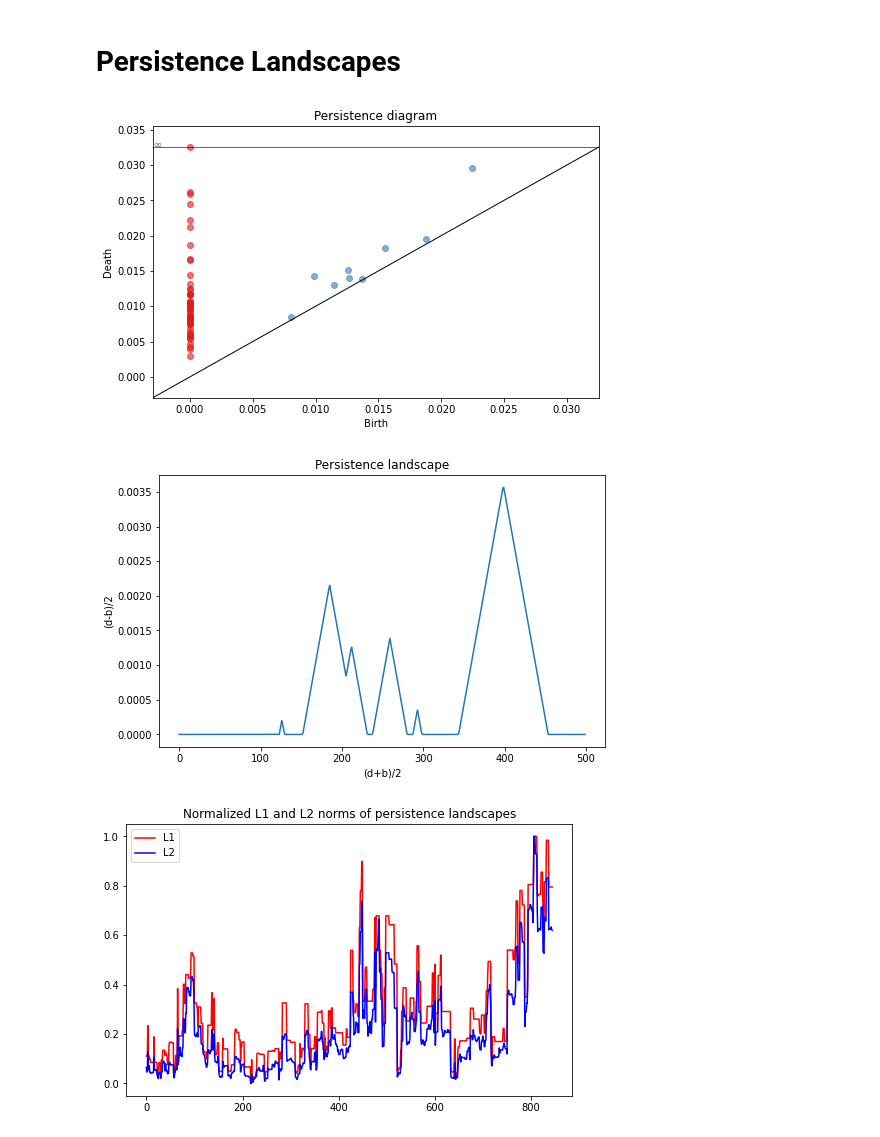
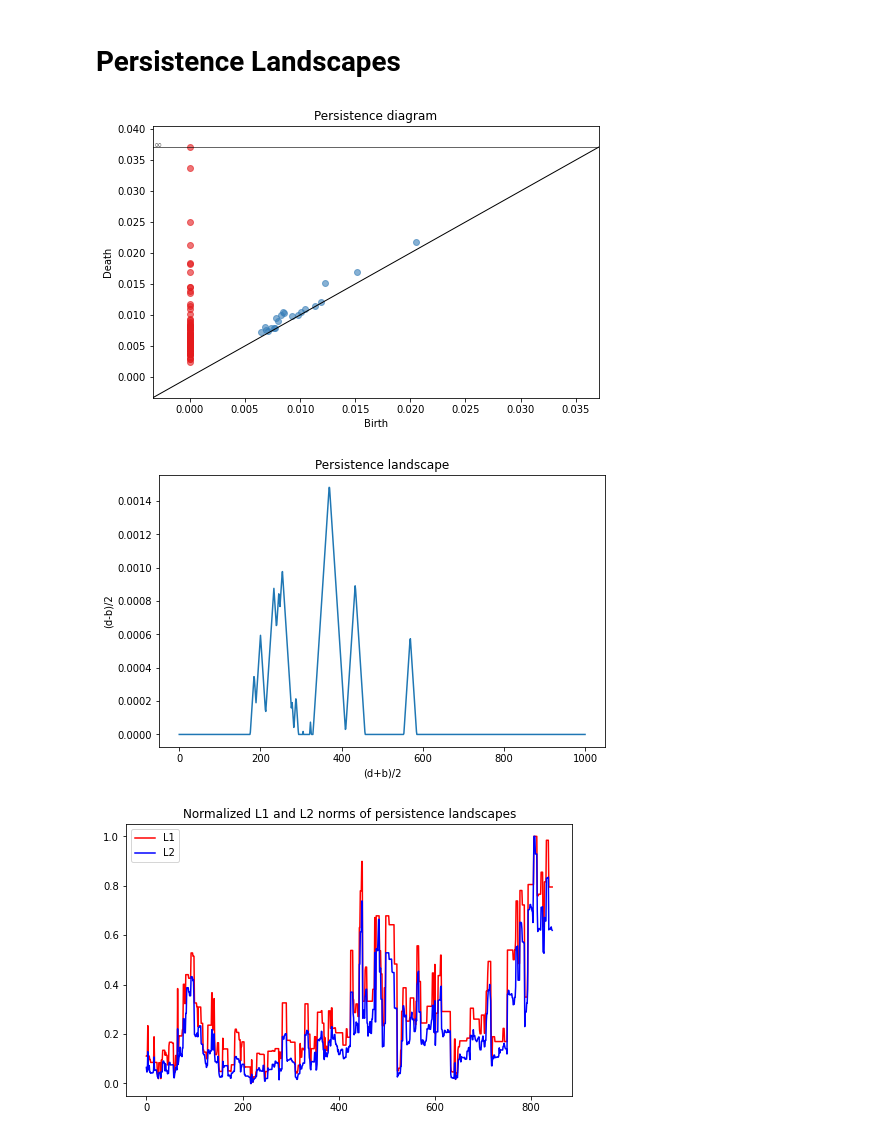
Before and after one commit to vinckama/GMDA-TDAForFinancial, a Jupyter notebook: GMDA-notebook.ipynb, the cells around one changed output. Drawn from its saved outputs; the diff is of its cells as text; code cells hidden in the pictures.

```diff
--- a/GMDA-notebook.ipynb
+++ b/GMDA-notebook.ipynb
@@ -144,10 +160,10 @@ def plot_rips_and_landscape(date, w):
     plt.ylabel('(d-b)/2')
     plt.show()
 # %%
-plot_rips_and_landscape('2000-03-10',50)
+plot_rips_and_landscape('2000-01-10',80)
 # %% [output]
-[figure, old version]
+[figure, new version]
-[figure, old version]
+[figure, new version]
 # %%
 def get_norms(w):
     '''
```
Also changed, not shown: parts of 19 cells of this notebook.
